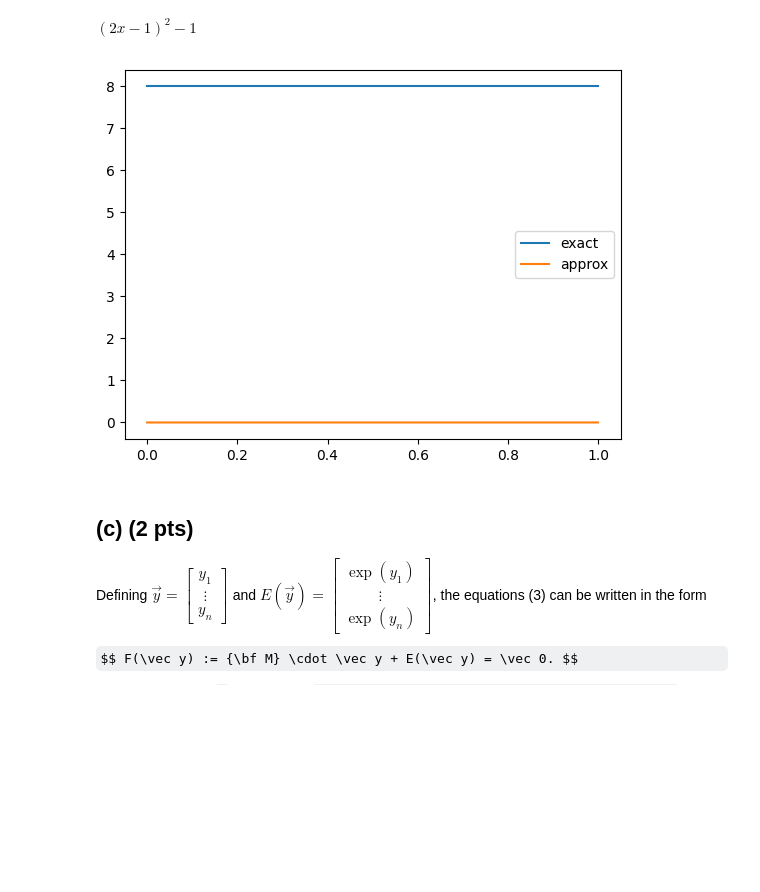
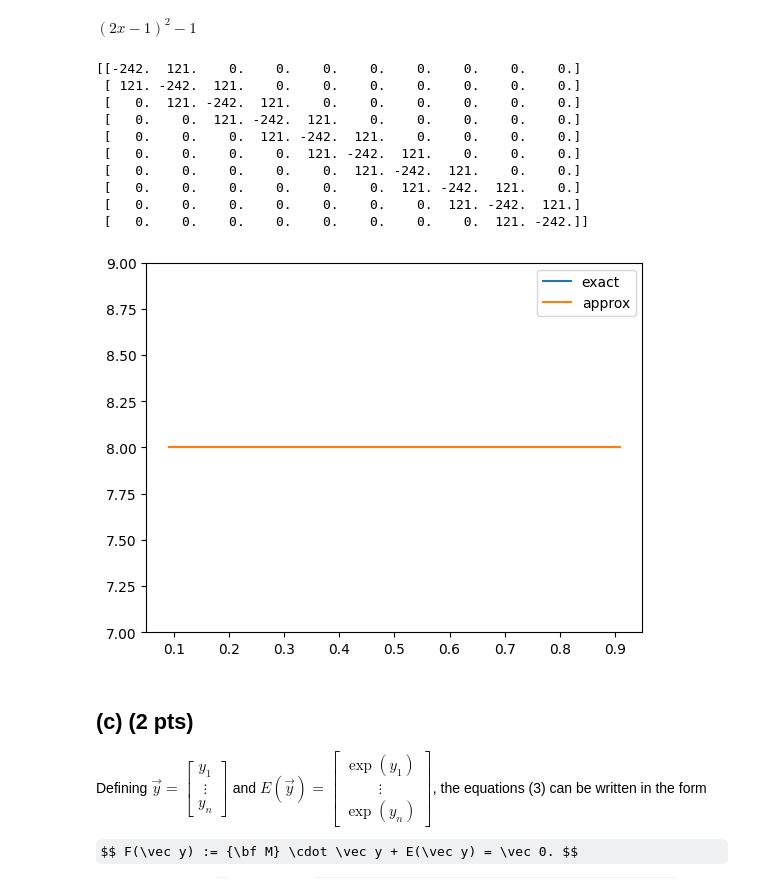
Before and after one commit to jonas4climate/na-assignment1, a Jupyter notebook: hw4_2023.ipynb, the cells around one changed output. Drawn from its saved outputs; the diff is of its cells as text; code cells hidden in the pictures; some formulas as TeX source; blank space fills up the shorter version.

```diff
--- a/hw4_2023.ipynb
+++ b/hw4_2023.ipynb
@@ -139,13 +139,9 @@ def SecondDerMatrix(n):
     middle_diag =  np.ones(n-1)
     upper_diag = np.ones(n-1)
     A = np.diag(main_diag) + np.diag(middle_diag, k=-1) + np.diag(upper_diag, k=1)
-    A[0,:] = np.zeros(n)
-    A[-1] = np.zeros(n)
-    A[0,0] = 1
-    A[-1,-1] = 1
-    h = (1/(n+1))**2
+    h = 1/(n+1)
 
-    return csr_array(A*h)
+    return csr_array(A/h**2)
 # %% [markdown]
 ## (b)  (1 pt)
 Second-order central finite differences are exact for quadratic functions. In order to test your implementation, choose $n=10$ and apply the second derivative matrix from part (a) to a quadratic function $y(x)$ with $y(0) = y(1) = 0$ for which you know the second derivative $y''(x)$.
@@ -154,26 +150,37 @@ $(2x - 1)^2 - 1$
 # %%
 def quadratic(x):
     return (2*x -1)**2 -1
 
 def second_derivative(x):
     return 8
 
-n = 30
-steps = np.linspace(0,1,n)
+n = 10
+steps = np.linspace(0,1,n+2, endpoint=True)[1:-1]
 vec_quad = np.vectorize(quadratic)
 vec_der = np.vectorize(second_derivative)
 
 exact_y = vec_quad(steps)
 exact_der_y =   vec_der(steps)
 A = SecondDerMatrix(n)
 approx_der_y = A @ exact_y
 
 plt.plot(steps, exact_der_y, label='exact')
 plt.plot(steps, approx_der_y, label='approx')
+plt.ylim((7,9))
 plt.legend()
 plt.show()
 # %% [output]
+[[-242.  121.    0.    0.    0.    0.    0.    0.    0.    0.]
+ [ 121. -242.  121.    0.    0.    0.    0.    0.    0.    0.]
+ [   0.  121. -242.  121.    0.    0.    0.    0.    0.    0.]
+ [   0.    0.  121. -242.  121.    0.    0.    0.    0.    0.]
+ [   0.    0.    0.  121. -242.  121.    0.    0.    0.    0.]
+ [   0.    0.    0.    0.  121. -242.  121.    0.    0.    0.]
+ [   0.    0.    0.    0.    0.  121. -242.  121.    0.    0.]
+ [   0.    0.    0.    0.    0.    0.  121. -242.  121.    0.]
+ [   0.    0.    0.    0.    0.    0.    0.  121. -242.  121.]
+ [   0.    0.    0.    0.    0.    0.    0.    0.  121. -242.]]
-[figure, old version]
+[figure, new version]
 # %% [markdown]
 ## (c) (2 pts)
 
```
Also changed, not shown: parts of 1 cell of this notebook.
